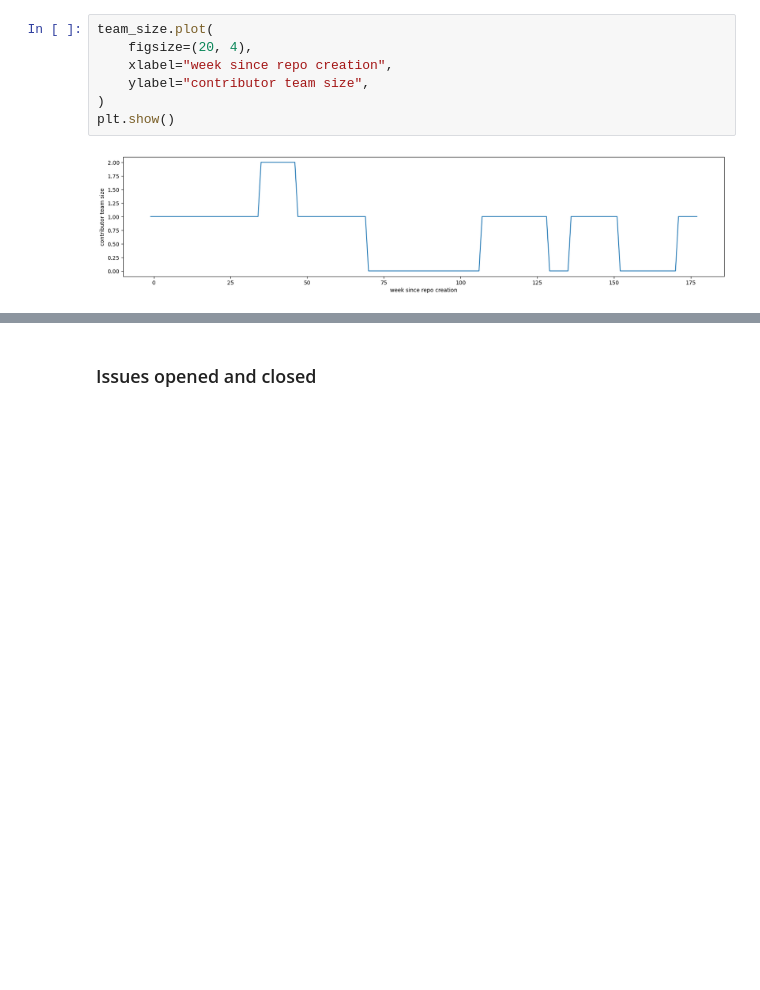
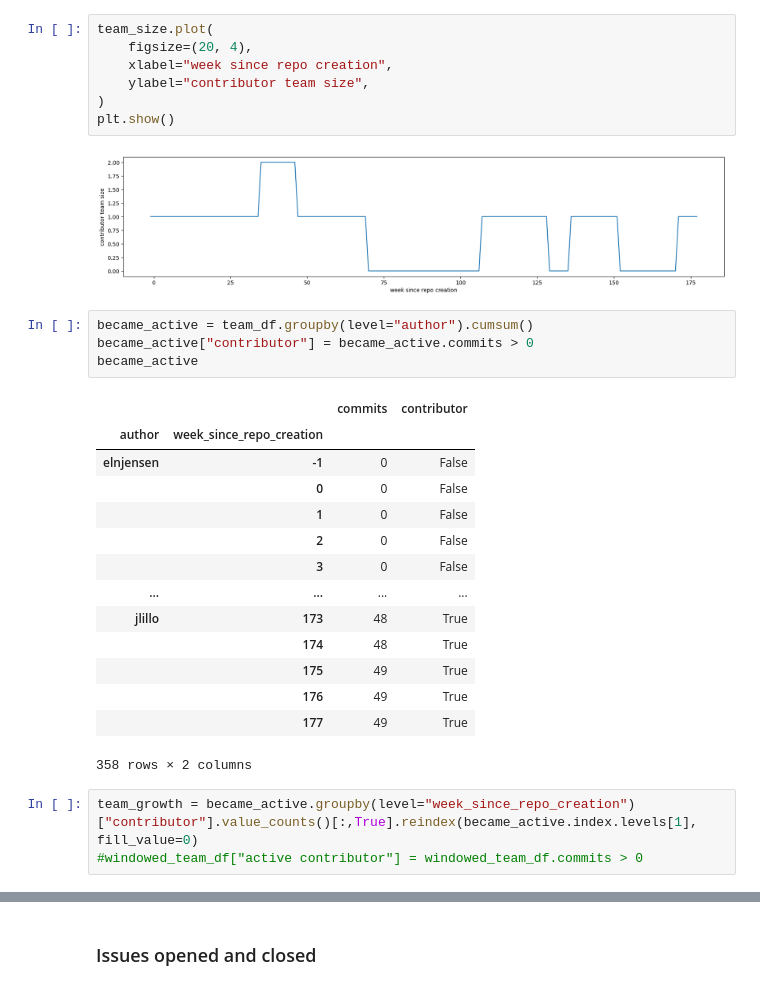
Before and after one commit to softwaresaved/rse-repo-analysis, a Jupyter notebook: analysis/github.ipynb, the cells around one changed output, grey strips where cells are left out. Saved outputs shown, nothing was run; the diff lists cells and outputs as text; blank space fills up the shorter version.

```diff
--- a/analysis/github.ipynb
+++ b/analysis/github.ipynb
@@ -892,3 +892,25 @@ team_size.plot(
 plt.show()
 # %% [output]
 [figure]
+# %%
+became_active = team_df.groupby(level="author").cumsum()
+became_active["contributor"] = became_active.commits > 0
+became_active
+# %% [output]
+|  |  | commits | contributor |
+| author | week_since_repo_creation |  |  |
+| elnjensen | -1 | 0 | False |
+|  | 0 | 0 | False |
+|  | 1 | 0 | False |
+|  | 2 | 0 | False |
+|  | 3 | 0 | False |
+| ... | ... | ... | ... |
+| jlillo | 173 | 48 | True |
+|  | 174 | 48 | True |
+|  | 175 | 49 | True |
+|  | 176 | 49 | True |
+|  | 177 | 49 | True |
+358 rows × 2 columns
+# %%
+team_growth = became_active.groupby(level="week_since_repo_creation")["contributor"].value_counts()[:,True].reindex(became_active.index.levels[1], fill_value=0)
+#windowed_team_df["active contributor"] = windowed_team_df.commits > 0
```
Also changed, not shown: parts of 1 cell of this notebook, 1 other file.
